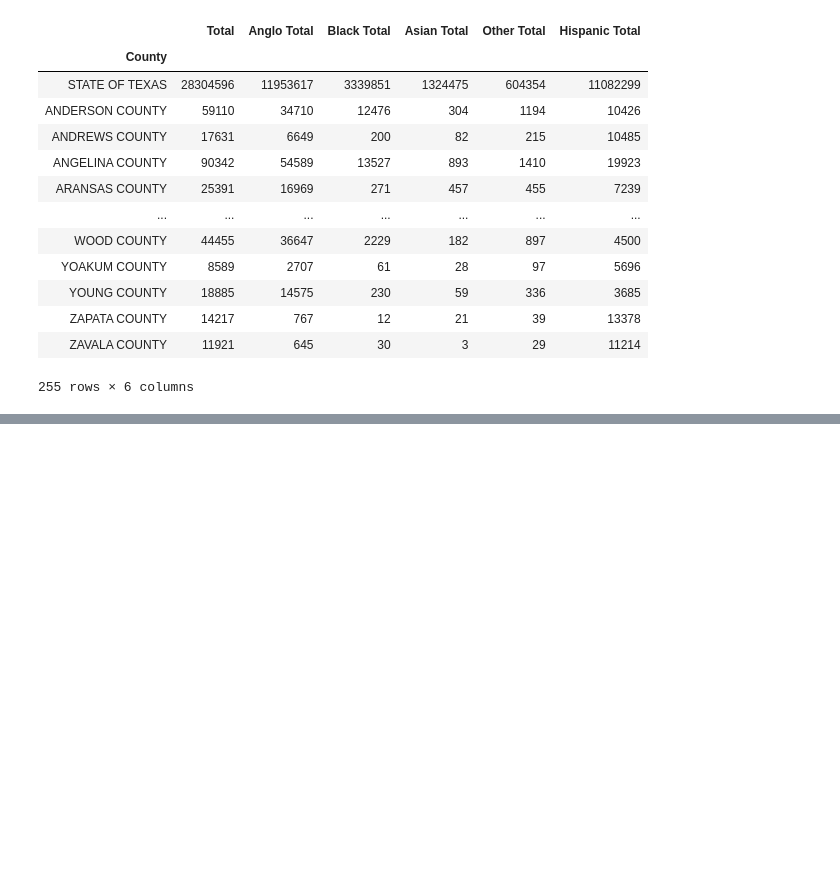
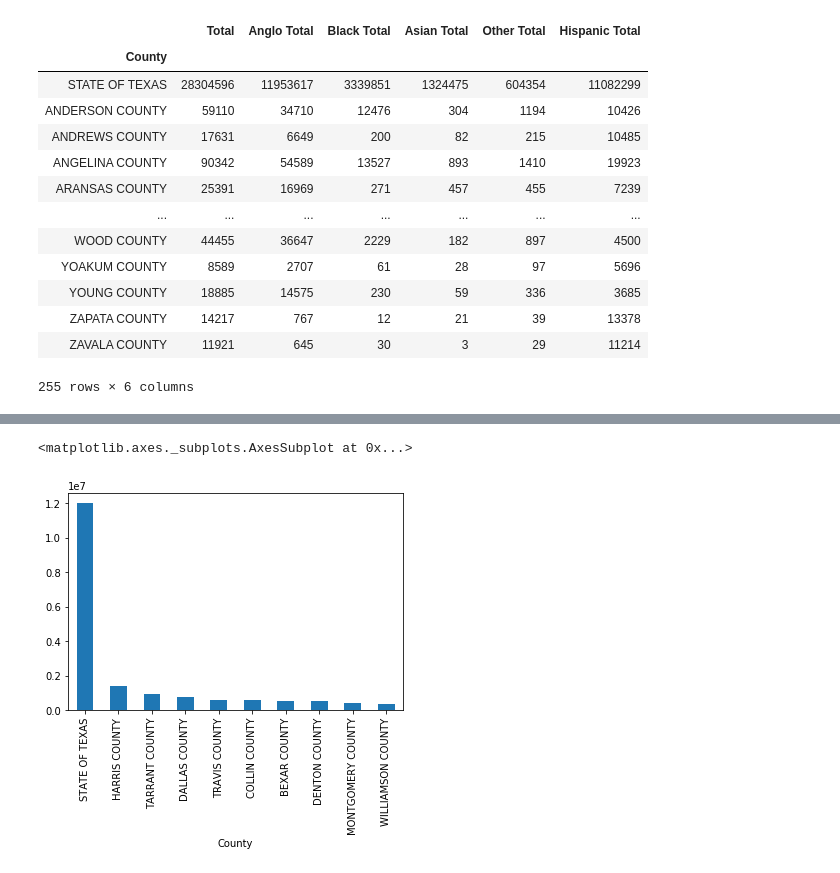
Before and after one commit to snarkers/Group-Project-1, a Jupyter notebook: Group Project 1 Data/Texas Demographic Data/county_dem_data.ipynb, the cells around one changed output, grey strips where cells are left out. Saved outputs shown, nothing was run; the diff lists cells and outputs as text; code cells hidden in the pictures; blank space fills up the shorter version.

```diff
--- a/Group Project 1 Data/Texas Demographic Data/county_dem_data.ipynb
+++ b/Group Project 1 Data/Texas Demographic Data/county_dem_data.ipynb
@@ -211,0 +226,6 @@ df_2018
+# %%
+whitelargest_2018 = df_2018["Anglo Total"].nlargest(10)
+whitelargest_2018.plot(kind = "bar")
+# %% [output]
+<matplotlib.axes._subplots.AxesSubplot at 0x...>
+[figure, added]
```
Also changed, not shown: parts of 7 cells of this notebook.
